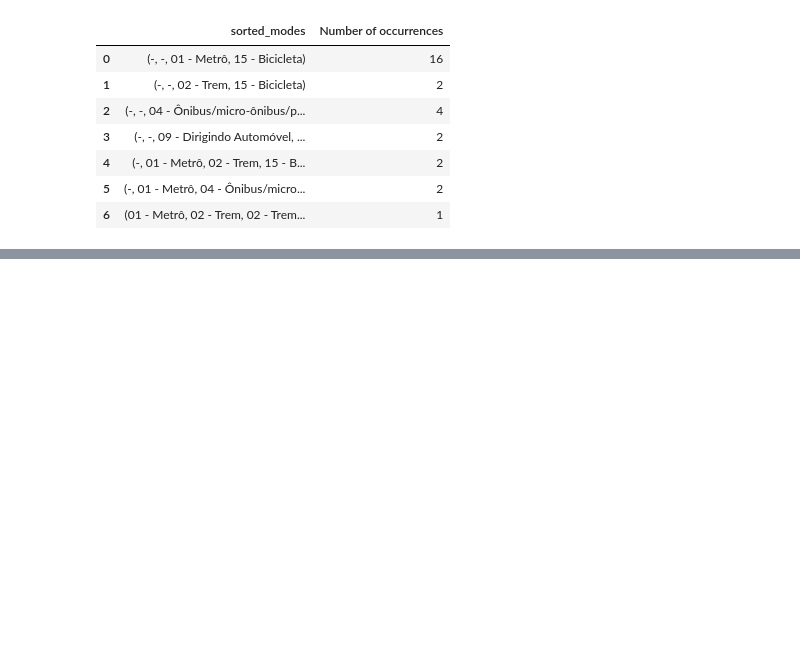
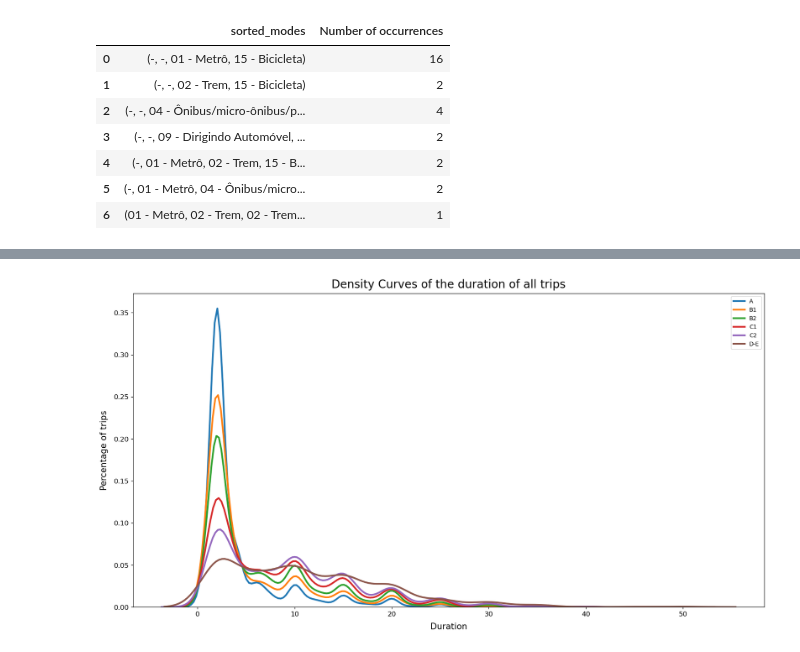
Before and after one commit to anayflima/bikesp-analysis, a Jupyter notebook: data_analysis/TravelSurvey/multimodal.ipynb, the cells around one changed output, grey strips where cells are left out. Saved outputs shown, nothing was run; the diff lists cells and outputs as text; code cells hidden in the pictures; blank space fills up the shorter version.

Commit message:
feat: Analyze walking within the context of multimodal trips

```diff
--- a/data_analysis/TravelSurvey/multimodal.ipynb
+++ b/data_analysis/TravelSurvey/multimodal.ipynb
@@ -291,0 +441,8 @@ bike_trips_multimodal.groupby(mode_columns).sum()
+# %%
+social_class_column = 'CRITERIOBR'
+classes_index_map = {1: 'A', 2:'B1', 3:'B2', 4: 'C1', 5:'C2', 6:'D-E'}
+df = pd.DataFrame()
+data_sp['sum_ANDA_O_ANDA_D'] = data_sp['ANDA_O'] + data_sp['ANDA_D']
+duration_column = 'sum_ANDA_O_ANDA_D'
+
+calculate_distribution_per_social_class(data_sp, social_class_column, duration_column, classes_index_map)
@@ -291,0 +457,33 @@ bike_trips_multimodal.groupby(mode_columns).sum()
+# %%
+import seaborn as sns
+import matplotlib.pyplot as plt
+
+# Assuming 'df' is your larger DataFrame
+
+# Create a figure and axis
+fig, ax = plt.subplots(figsize = (20,10))
+
+
+index_map = classes_index_map
+variable_column = duration_column
+for social_class in index_map.keys():
+    data_class = data[data[social_class_column] == social_class]
+    sns.kdeplot(data_class[variable_column], ax=ax, label=index_map[social_class], linewidth=3)
+
+# Set the title and labels
+ax.set_title('Density Curves of the duration of all trips', fontsize=20, pad = 10)
+ax.set_xlabel('Duration', fontsize=15, labelpad=10)
+ax.set_ylabel('Percentage of trips', fontsize=15, labelpad=10)
+
+# Increase the font size of the x-ticks
+plt.xticks(fontsize=12)
+plt.yticks(fontsize=12)
+# plt.subplots_adjust(left=0.25, right=0.95, bottom=0.15, top=0.95)
+
+# Add a legend
+ax.legend()
+
+# Show the plot
+plt.show()
+# %% [output]
+[figure, added]
```
Also changed, not shown: parts of 40 cells of this notebook.
